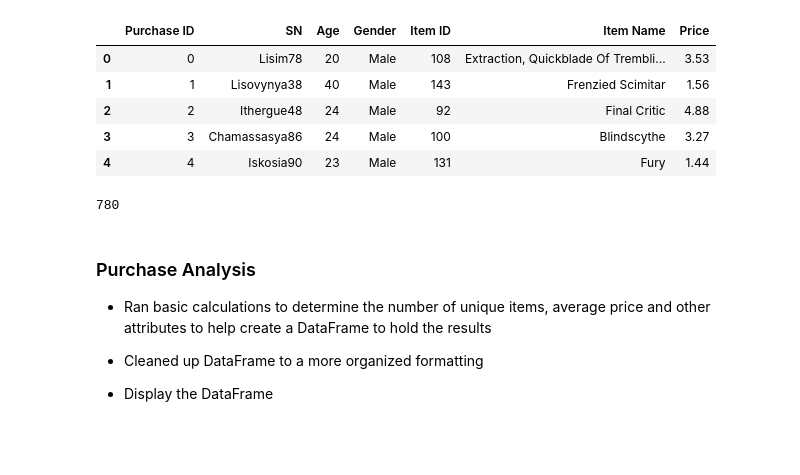
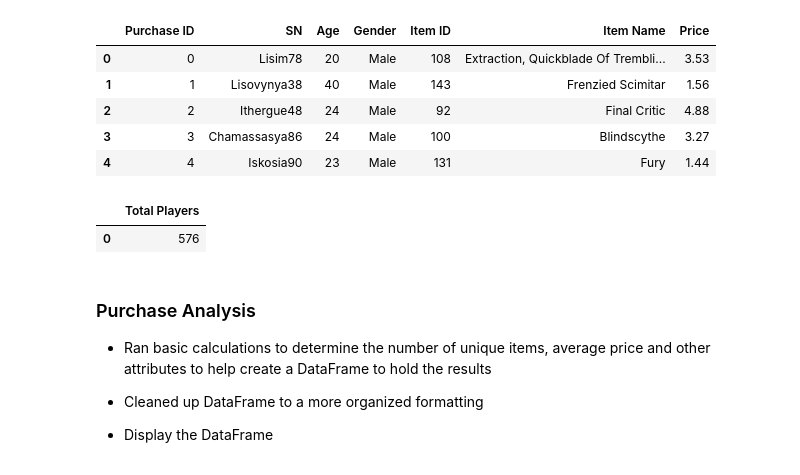
Before and after one commit to skaram16/panda-challenge, a Jupyter notebook: HeroesofPymoli/HeroesOfPymoli.ipynb, the cells around one changed output. Cells and saved outputs as stored; diff of their text form; code cells hidden in the pictures; blank space fills up the shorter version.

```diff
--- a/HeroesofPymoli/HeroesOfPymoli.ipynb
+++ b/HeroesofPymoli/HeroesOfPymoli.ipynb
@@ -27,10 +27,14 @@ purchase_game_df.head()
 | 4 | 4 | Iskosia90 | 23 | Male | 131 | Fury | 1.44 |
 # %%
 #determine the number of players
-sum_of_players = purchase_game_df["SN"].count()
+sum_of_players = len(purchase_game_df["SN"].unique())
 sum_of_players
+
+player_count = pd.DataFrame({"Total Players": sum_of_players}, index = [0])
+player_count
 # %% [output]
-780
+|  | Total Players |
+| 0 | 576 |
 # %% [markdown]
 ### Purchase Analysis
 
```
Also changed, not shown: parts of 7 cells of this notebook.
